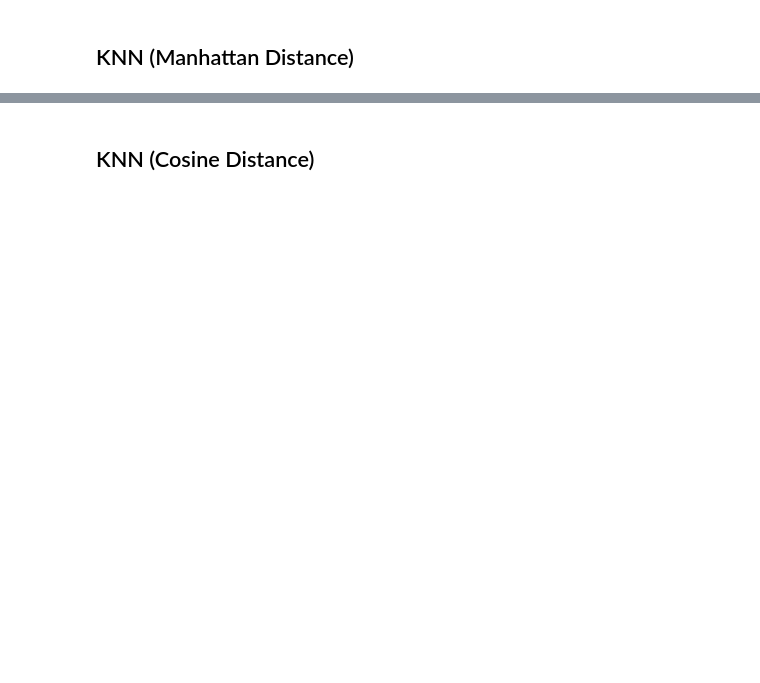
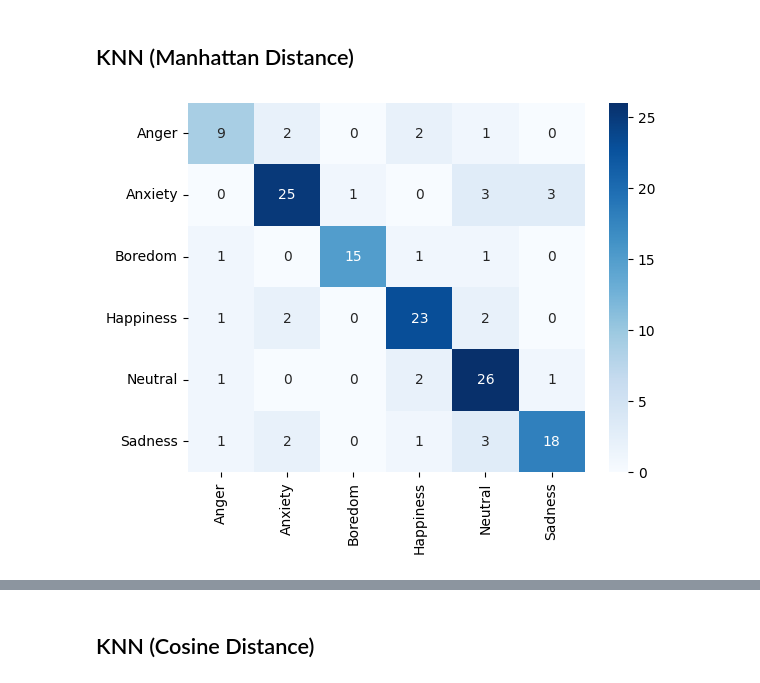
Before and after one commit to roshantaneja/ucla_cssi_2024, a Jupyter notebook: project/client.ipynb, the cells around one changed output, grey strips where cells are left out. Saved outputs shown, nothing was run; the diff lists cells and outputs as text; code cells hidden in the pictures; blank space fills up the shorter version.

```diff
--- a/project/client.ipynb
+++ b/project/client.ipynb
@@ -301,18 +475,20 @@ print(f'F1 Score: {f1_val_knn_euclidean:.4f}')
 ## KNN (Manhattan Distance)
 # %%
 #KNN with Manhattan Distance
-knn_manhattan = KNeighborsClassifier(n_neighbors=5, metric='manhattan')
+knn_manhattan = KNeighborsClassifier(n_neighbors=3, metric='manhattan')
 knn_manhattan.fit(X_train, y_train)
 
 # Make predictions
 y_pred_train_knn_manhattan = knn_manhattan.predict(X_train)
 y_pred_val_knn_manhattan = knn_manhattan.predict(X_val)
 
 # display the confusion matrix with the proper labels
 cm_knn_manhattan = confusion_matrix(y_val, y_pred_val_knn_manhattan)
 cm_knn_manhattan_df = pd.DataFrame(cm_knn_manhattan, index = label_encoder_emotion.classes_, columns = label_encoder_emotion.classes_)
 
 plot = sns.heatmap(cm_knn_manhattan_df, annot=True, cmap='Blues')
+# %% [output]
+[figure, added]
 # %%
 # Compute evaluation metrics
 accuracy_train_knn_manhattan = accuracy_score(y_train, y_pred_train_knn_manhattan)
```
Also changed, not shown: parts of 38 cells of this notebook, 1 other file.
